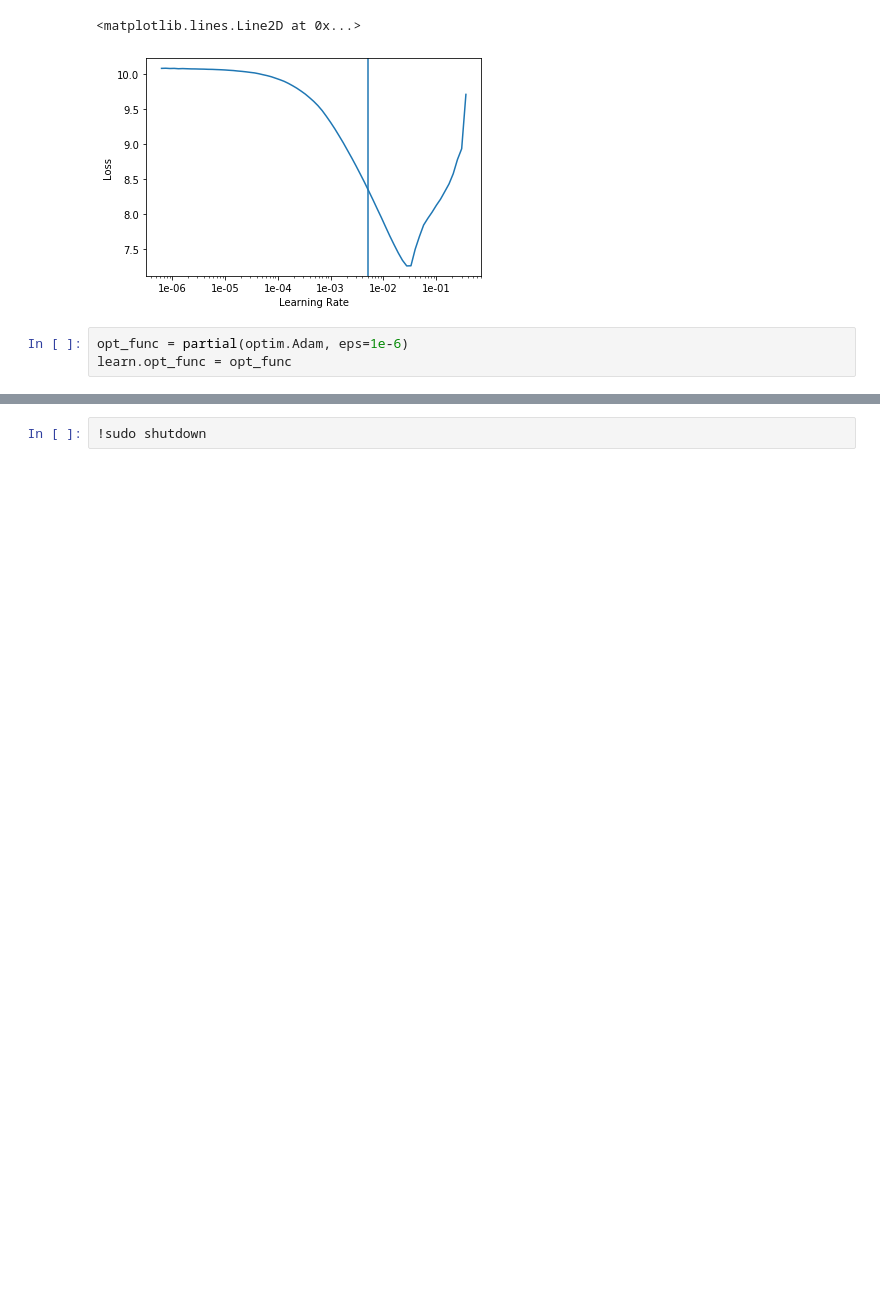
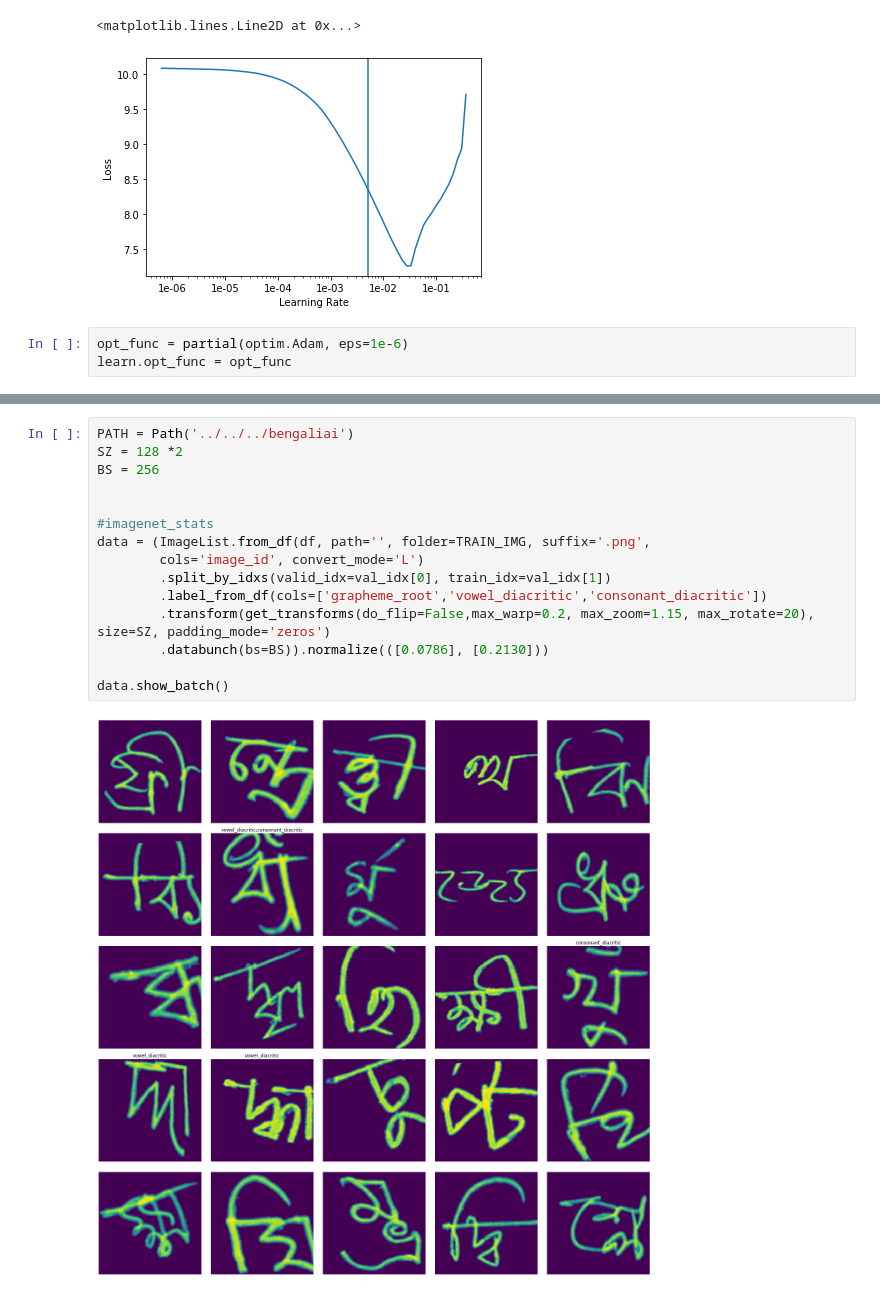
Before and after one commit to DrHB/Kaggle-Bengali-GOLD-MEDAL-SOLUTION, a Jupyter notebook: EXP_100/EXP_100_3CH_MISH-SIMPLE_CV3_128_LOSS-DIFFRENT_HEDA.ipynb, the cells around one changed output, grey strips where cells are left out. Saved outputs shown, nothing was run; the diff lists cells and outputs as text; blank space fills up the shorter version.

```diff
--- a/EXP_100/EXP_100_3CH_MISH-SIMPLE_CV3_128_LOSS-DIFFRENT_HEDA.ipynb
+++ b/EXP_100/EXP_100_3CH_MISH-SIMPLE_CV3_128_LOSS-DIFFRENT_HEDA.ipynb
@@ -378,2 +385,17 @@ Better model found at epoch 21 with metric_tot value: 0.959538459777832.
-# %%
-!sudo shutdown
+# %%
+PATH = Path('../../../bengaliai')
+SZ = 128 *2
+BS = 256
+
+
+#imagenet_stats
+data = (ImageList.from_df(df, path='', folder=TRAIN_IMG, suffix='.png',
+        cols='image_id', convert_mode='L')
+        .split_by_idxs(valid_idx=val_idx[0], train_idx=val_idx[1])
+        .label_from_df(cols=['grapheme_root','vowel_diacritic','consonant_diacritic'])
+        .transform(get_transforms(do_flip=False,max_warp=0.2, max_zoom=1.15, max_rotate=20), size=SZ, padding_mode='zeros')
+        .databunch(bs=BS)).normalize(([0.0786], [0.2130]))
+
+data.show_batch()
+# %% [output]
+[figure, added]
```
Also changed, not shown: parts of 6 cells of this notebook, 4 other files.
